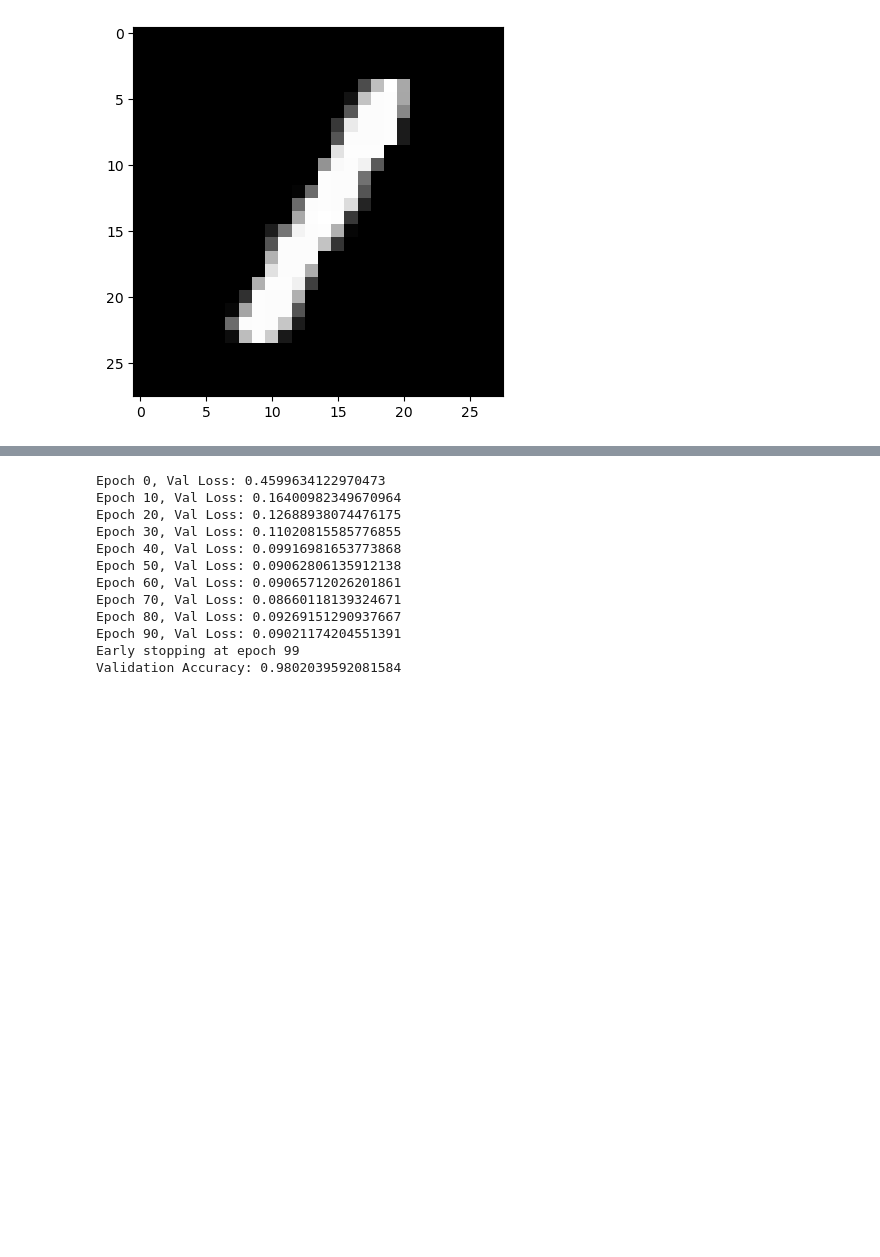
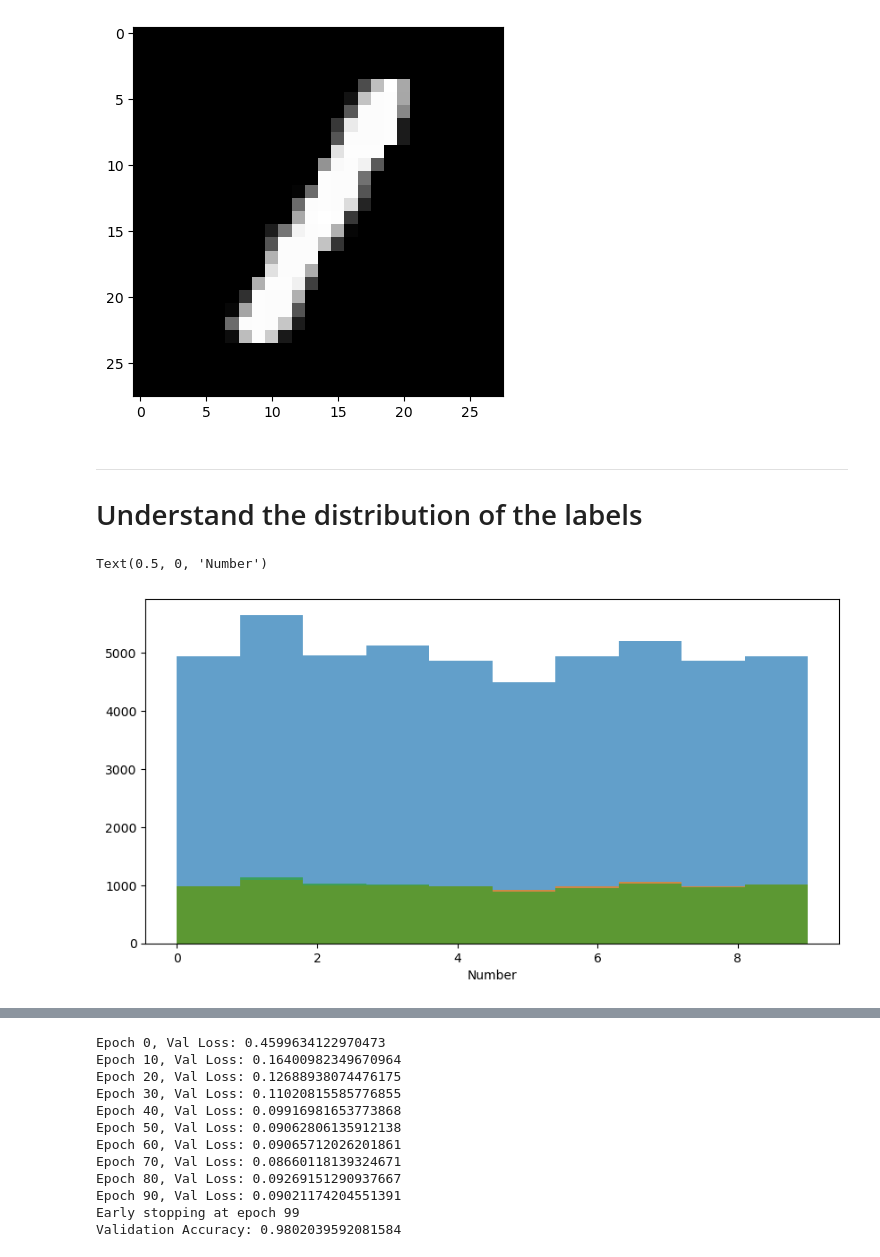
Before and after one commit to BorisIvanov123/mnist_neural_network, a Jupyter notebook: fnn_handwriten_digits.ipynb, the cells around one changed output, grey strips where cells are left out. Saved outputs shown, nothing was run; the diff lists cells and outputs as text; code cells hidden in the pictures; blank space fills up the shorter version.

```diff
--- a/fnn_handwriten_digits.ipynb
+++ b/fnn_handwriten_digits.ipynb
@@ -149,3 +178,22 @@ plt.imshow(X_train[0].reshape(28, 28), cmap='gray')
 # %% [output]
 <matplotlib.image.AxesImage at 0x...>
 [figure]
+# %% [markdown]
+***
+# Understand the distribution of the labels
+# %%
+# Display the distribution of the labels
+"np.argmax(y_train, axis=1): Converts one-hot encoded labels back to digit labels."
+"bins=10: Creates 10 bins for the 10 digits (0-9)."
+"alpha=0.7: Sets the transparency of the bars to 0.7."
+"label: Adds a label to the histogram for the different sets."
+
+
+plt.figure(figsize=(10, 5))
+plt.hist(np.argmax(y_train, axis=1), bins=10, alpha=0.7, label='Training')
+plt.hist(np.argmax(y_val, axis=1), bins=10, alpha=0.7, label='Validation')
+plt.hist(np.argmax(y_test, axis=1), bins=10, alpha=0.7, label='Test')
+plt.xlabel('Number')
+# %% [output]
+Text(0.5, 0, 'Number')
+[figure, added]
```
Also changed, not shown: parts of 33 cells of this notebook, 1 other file.
